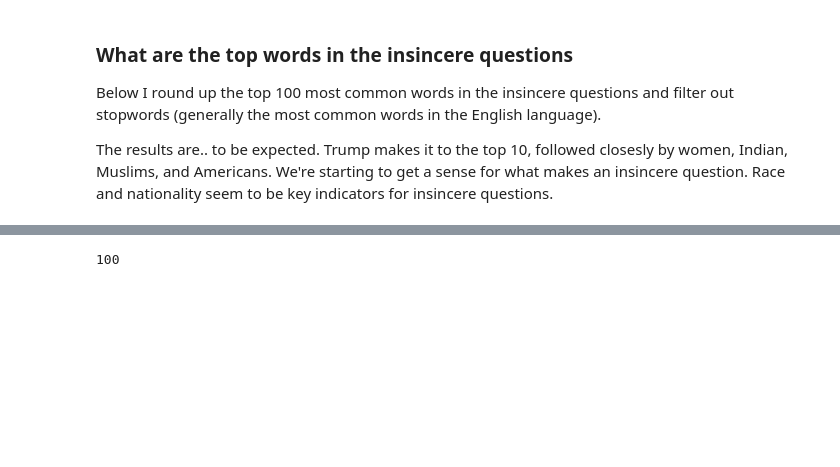
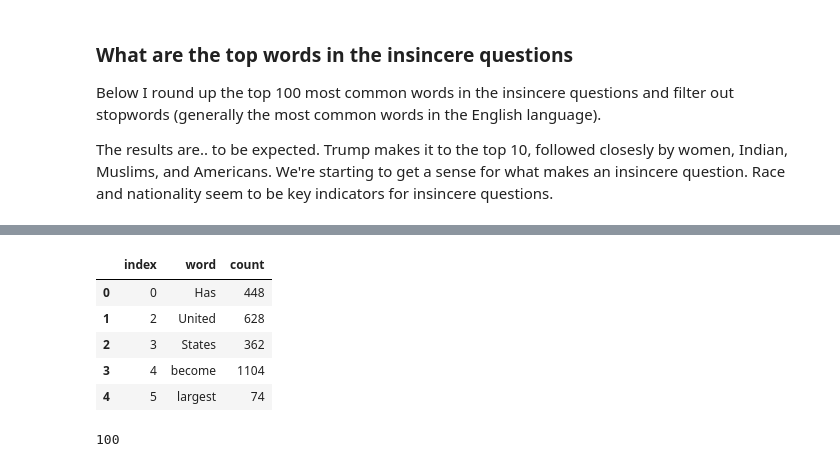
Before and after one commit to mbstone/Quora-Kaggle-Competition, a Jupyter notebook: Quora Kaggle Exploratory Data Analysis.ipynb, the cells around one changed output, grey strips where cells are left out. Cells and saved outputs as stored; diff of their text form; code cells hidden in the pictures; blank space fills up the shorter version.

```diff
--- a/Quora Kaggle Exploratory Data Analysis.ipynb
+++ b/Quora Kaggle Exploratory Data Analysis.ipynb
@@ -217,3 +218,10 @@ train_words.loc[train['target']== 0]["word_count"].mean()
 Below I round up the top 100 most common words in the insincere questions and filter out stopwords (generally the most common words in the English language).
 
 The results are.. to be expected. Trump makes it to the top 10, followed closesly by women, Indian, Muslims, and Americans. We're starting to get a sense for what makes an insincere question. Race and nationality seem to be key indicators for insincere questions.
+# %%
+stopwords = set(stopwords.words('english'))
+
+all_words = Counter(" ".join(train_words.loc[train['target']== 1]["question_text"]).split())
+all_words = pd.DataFrame.from_dict(all_words, orient='index').reset_index()
+all_words.columns = ["word", "count"]
+all_words.head()
@@ -220,3 +235,13 @@ The results are.. to be expected. Trump makes it to the top 10, followed closesl
+# %%
+all_words_clean = all_words[~all_words['word'].isin(stopwords)].reset_index()
+all_words_clean.head()
+# %% [output]
+|  | index | word | count |
+| 0 | 0 | Has | 448 |
+| 1 | 2 | United | 628 |
+| 2 | 3 | States | 362 |
+| 3 | 4 | become | 1104 |
+| 4 | 5 | largest | 74 |
 # %%
 d = Counter(" ".join(train_words.loc[train['target']== 1]["question_text"]).split()).most_common(100)
 len(d)
```
Also changed, not shown: parts of 13 cells of this notebook.
